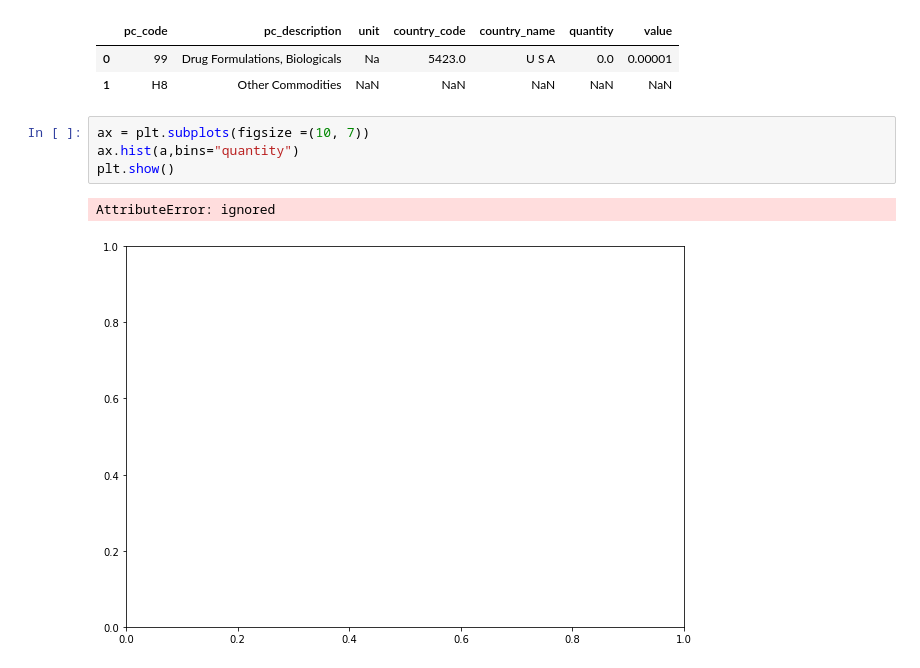
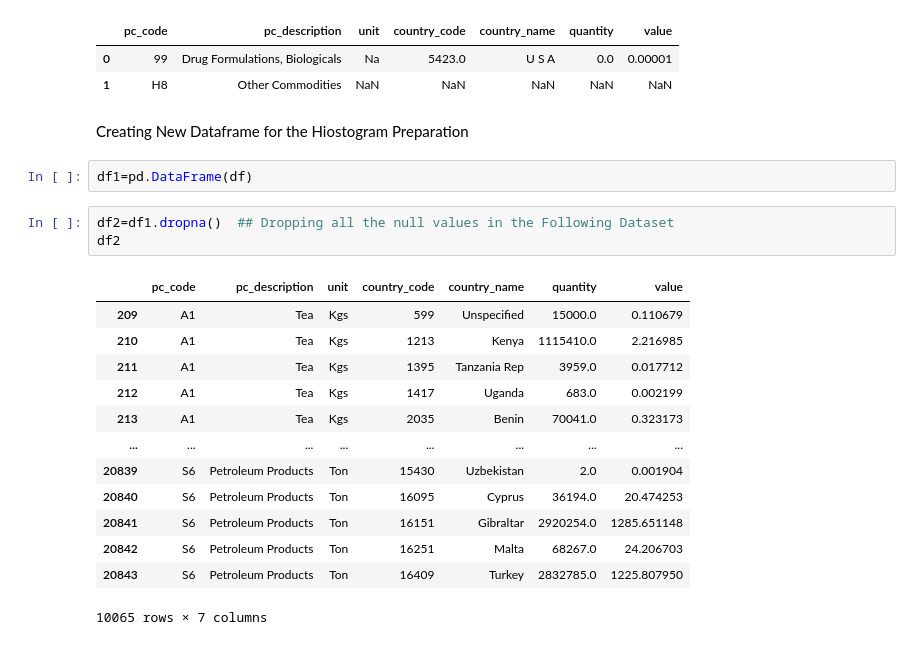
Before and after one commit to 22044/Data_Analytics, a Jupyter notebook: DataAnalyticsPR2.ipynb, the cells around one changed output. Drawn from its saved outputs; the diff is of its cells as text.

```diff
--- a/DataAnalyticsPR2.ipynb
+++ b/DataAnalyticsPR2.ipynb
@@ -112,10 +102,24 @@ mode
 |  | pc_code | pc_description | unit | country_code | country_name | quantity | value |
 | 0 | 99 | Drug Formulations, Biologicals | Na | 5423.0 | U S A | 0.0 | 0.00001 |
 | 1 | H8 | Other Commodities | NaN | NaN | NaN | NaN | NaN |
-# %%
-ax = plt.subplots(figsize =(10, 7))
-ax.hist(a,bins="quantity")
-plt.show()
-# %% [output]
-AttributeError: ignored
-[figure, removed]
+# %% [markdown]
+Creating New Dataframe for the Hiostogram Preparation
+# %%
+df1=pd.DataFrame(df)
+# %%
+df2=df1.dropna()  ## Dropping all the null values in the Following Dataset
+df2
+# %% [output]
+|  | pc_code | pc_description | unit | country_code | country_name | quantity | value |
+| 209 | A1 | Tea | Kgs | 599 | Unspecified | 15000.0 | 0.110679 |
+| 210 | A1 | Tea | Kgs | 1213 | Kenya | 1115410.0 | 2.216985 |
+| 211 | A1 | Tea | Kgs | 1395 | Tanzania Rep | 3959.0 | 0.017712 |
+| 212 | A1 | Tea | Kgs | 1417 | Uganda | 683.0 | 0.002199 |
+| 213 | A1 | Tea | Kgs | 2035 | Benin | 70041.0 | 0.323173 |
+| ... | ... | ... | ... | ... | ... | ... | ... |
+| 20839 | S6 | Petroleum Products | Ton | 15430 | Uzbekistan | 2.0 | 0.001904 |
+| 20840 | S6 | Petroleum Products | Ton | 16095 | Cyprus | 36194.0 | 20.474253 |
+| 20841 | S6 | Petroleum Products | Ton | 16151 | Gibraltar | 2920254.0 | 1285.651148 |
+| 20842 | S6 | Petroleum Products | Ton | 16251 | Malta | 68267.0 | 24.206703 |
+| 20843 | S6 | Petroleum Products | Ton | 16409 | Turkey | 2832785.0 | 1225.807950 |
+10065 rows × 7 columns
```
Also changed, not shown: parts of 18 cells of this notebook.
